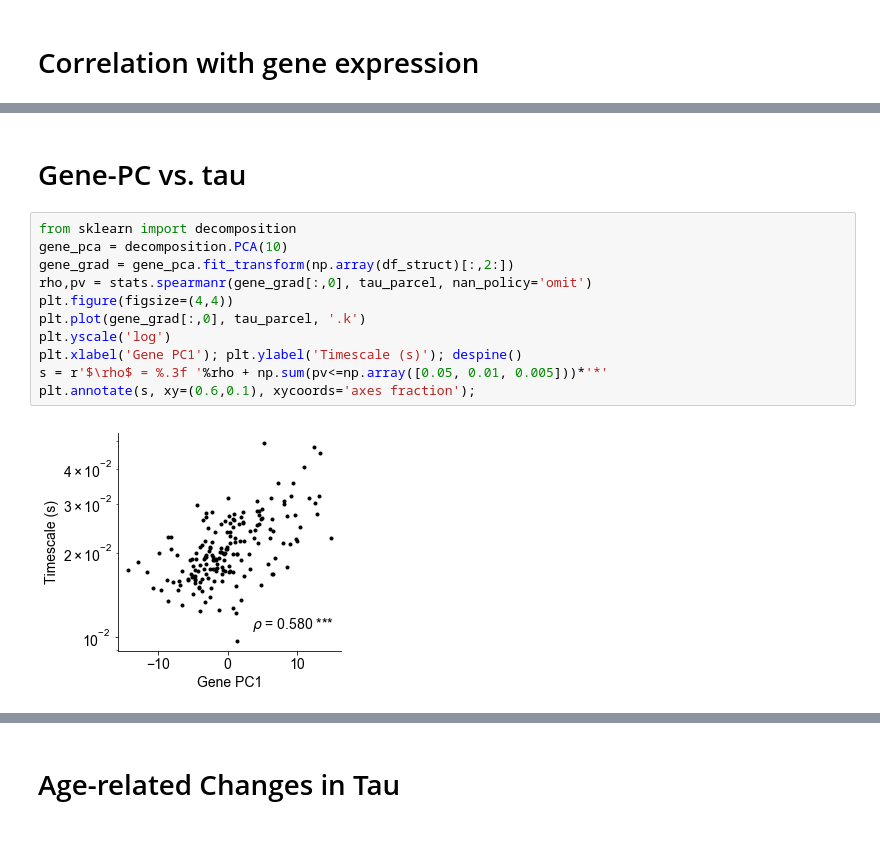
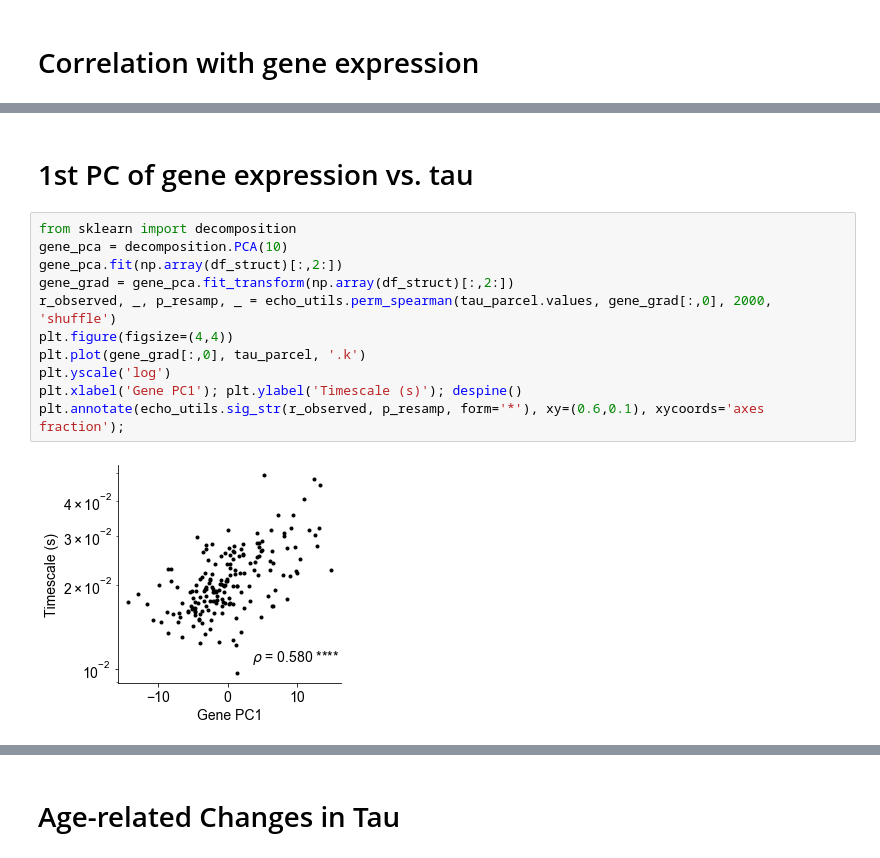
Before and after one commit to rdgao/field-echos, a Jupyter notebook: notebooks/viz_human_MMP.ipynb, the cells around one changed output, grey strips where cells are left out. Saved outputs shown, nothing was run; the diff lists cells and outputs as text.

```diff
--- a/notebooks/viz_human_MMP.ipynb
+++ b/notebooks/viz_human_MMP.ipynb
@@ -206,15 +212,15 @@ despine(left=True);plt.tight_layout()
 # %% [markdown]
-# Gene-PC vs. tau
+# 1st PC of gene expression vs. tau
 # %%
 from sklearn import decomposition
 gene_pca = decomposition.PCA(10)
+gene_pca.fit(np.array(df_struct)[:,2:])
 gene_grad = gene_pca.fit_transform(np.array(df_struct)[:,2:])
-rho,pv = stats.spearmanr(gene_grad[:,0], tau_parcel, nan_policy='omit')
+r_observed, _, p_resamp, _ = echo_utils.perm_spearman(tau_parcel.values, gene_grad[:,0], 2000, 'shuffle')
 plt.figure(figsize=(4,4))
 plt.plot(gene_grad[:,0], tau_parcel, '.k')
 plt.yscale('log')
 plt.xlabel('Gene PC1'); plt.ylabel('Timescale (s)'); despine()
-s = r'$\rho$ = %.3f '%rho + np.sum(pv<=np.array([0.05, 0.01, 0.005]))*'*'
-plt.annotate(s, xy=(0.6,0.1), xycoords='axes fraction');
+plt.annotate(echo_utils.sig_str(r_observed, p_resamp, form='*'), xy=(0.6,0.1), xycoords='axes fraction');
 # %% [output]
-[figure, old version]
+[figure, new version]
```
Also changed, not shown: parts of 20 cells of this notebook, 5 other files.
